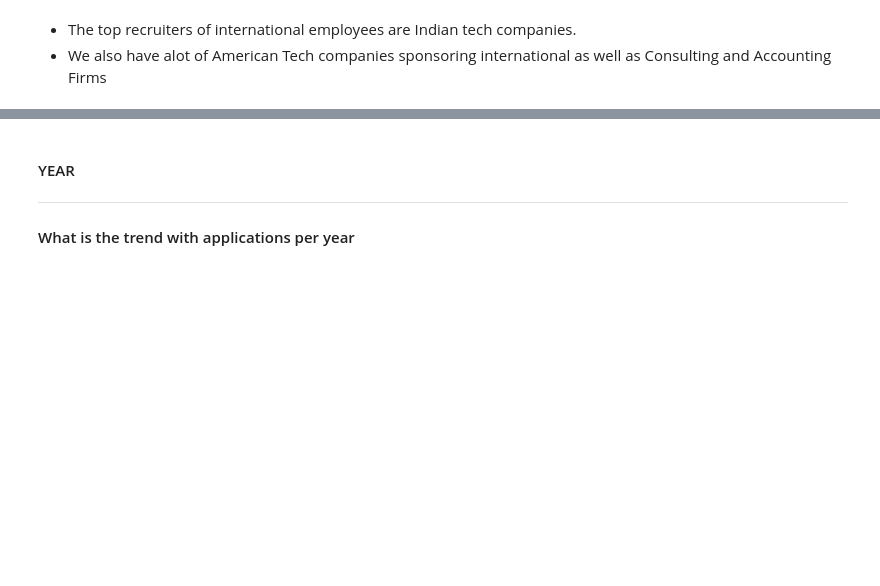
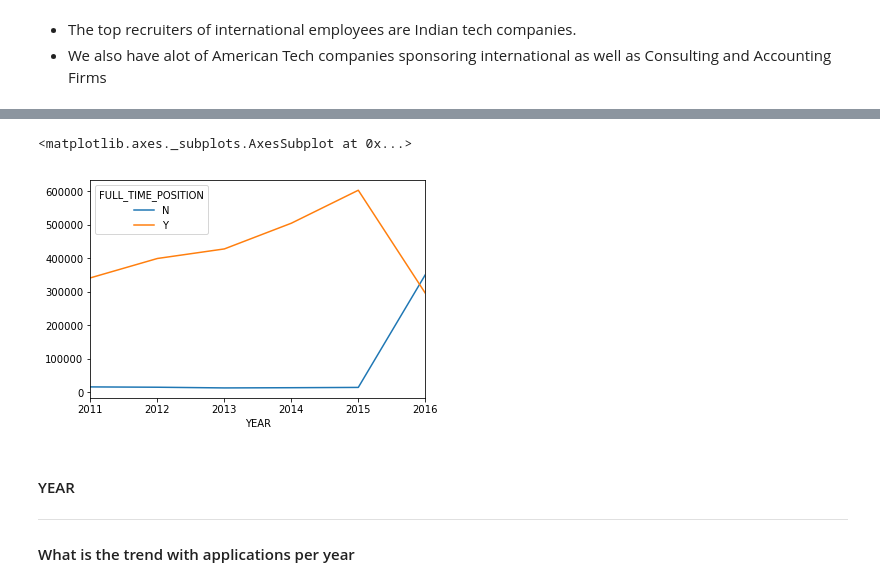
Before and after one commit to david-agumya/CS6220-Data-Mining, a Jupyter notebook: Final Project/Final Project Analysis.ipynb, the cells around one changed output, grey strips where cells are left out. Drawn from its saved outputs; the diff is of its cells as text; code cells hidden in the pictures; blank space fills up the shorter version.

```diff
--- a/Final Project/Final Project Analysis.ipynb
+++ b/Final Project/Final Project Analysis.ipynb
@@ -409,0 +412,3 @@ employer_group_df
+# %%
+full_time_trend = df.groupby(["YEAR", "FULL_TIME_POSITION"]).size().unstack()
+full_time_trend
@@ -410,3 +424,8 @@ employer_group_df
+# %%
+full_time_trend.plot(kind="line")
+# %% [output]
+<matplotlib.axes._subplots.AxesSubplot at 0x...>
+[figure, added]
 # %% [markdown]
 #### YEAR
 ---
```
Also changed, not shown: parts of 10 cells of this notebook.
